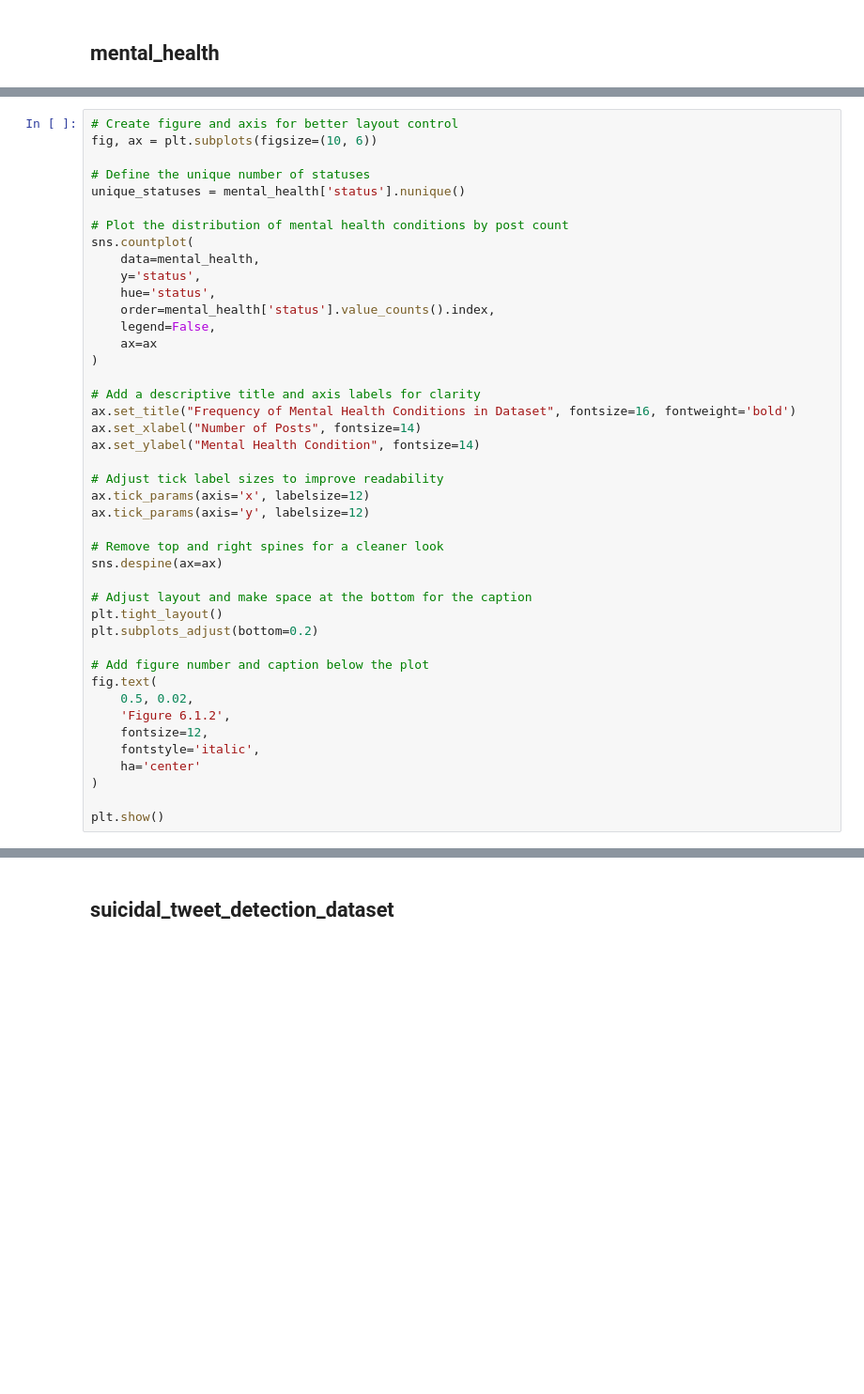
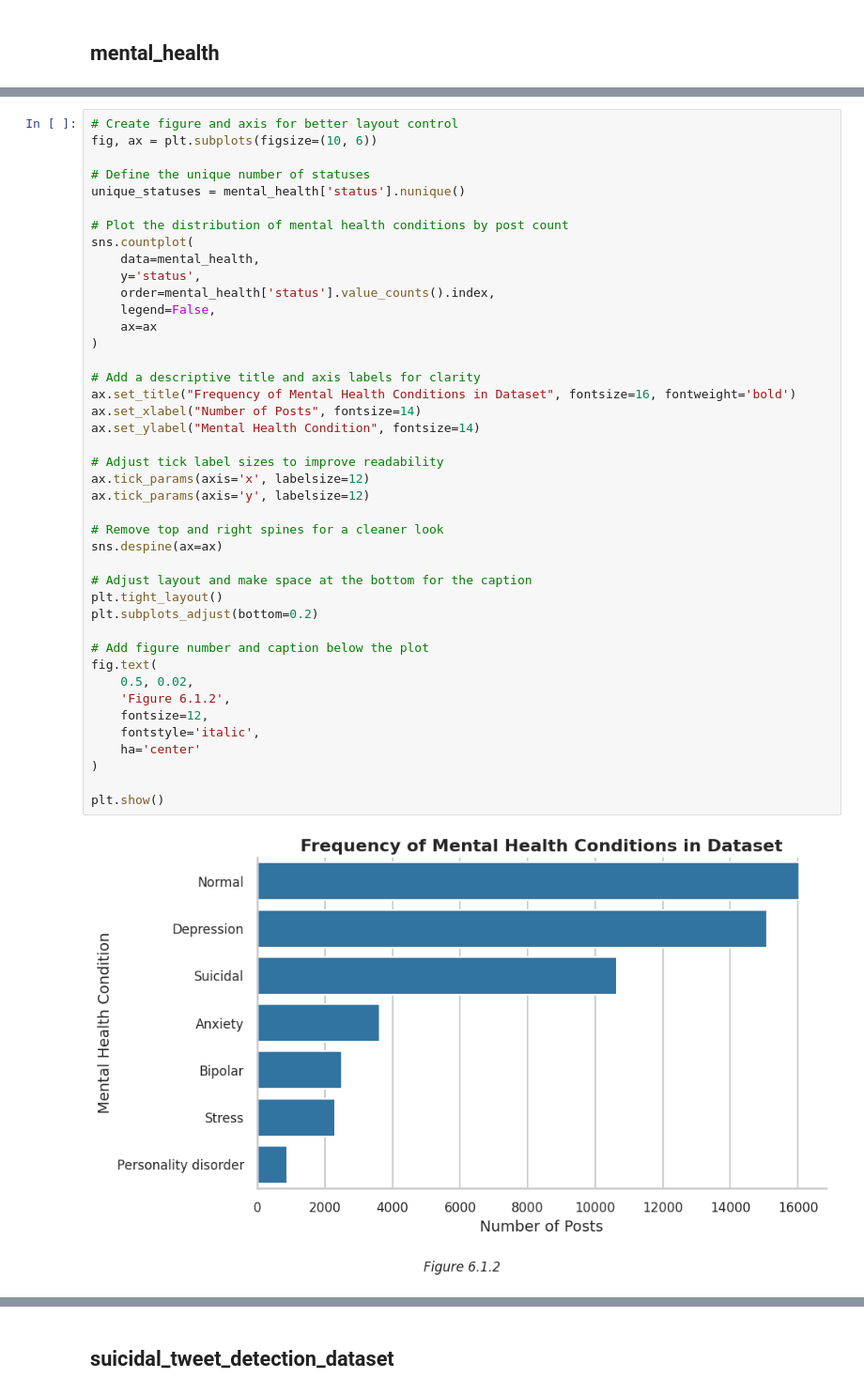
Before and after one commit to PaoloCarlevero/self_harm_datasets_cleaning, a Jupyter notebook: Assessment_4_Proposal_DATA_8002.ipynb, the cells around one changed output, grey strips where cells are left out. Shown at 94% size. Drawn from its saved outputs; the diff is of its cells as text; blank space fills up the shorter version.

```diff
--- a/Assessment_4_Proposal_DATA_8002.ipynb
+++ b/Assessment_4_Proposal_DATA_8002.ipynb
@@ -278,38 +501,39 @@ unique_statuses = mental_health['status'].nunique()
 sns.countplot(
     data=mental_health,
     y='status',
-    hue='status',
     order=mental_health['status'].value_counts().index,
     legend=False,
     ax=ax
 )
 
 # Add a descriptive title and axis labels for clarity
 ax.set_title("Frequency of Mental Health Conditions in Dataset", fontsize=16, fontweight='bold')
 ax.set_xlabel("Number of Posts", fontsize=14)
 ax.set_ylabel("Mental Health Condition", fontsize=14)
 
 # Adjust tick label sizes to improve readability
 ax.tick_params(axis='x', labelsize=12)
 ax.tick_params(axis='y', labelsize=12)
 
 # Remove top and right spines for a cleaner look
 sns.despine(ax=ax)
 
 # Adjust layout and make space at the bottom for the caption
 plt.tight_layout()
 plt.subplots_adjust(bottom=0.2)
 
 # Add figure number and caption below the plot
 fig.text(
     0.5, 0.02,
     'Figure 6.1.2',
     fontsize=12,
     fontstyle='italic',
     ha='center'
 )
 
 plt.show()
+# %% [output]
+[figure, added]
 # %%
 # Calculate 95th percentile threshold
 percentile_95 = mental_health['text_length'].quantile(0.95)
```
Also changed, not shown: parts of 66 cells of this notebook.
